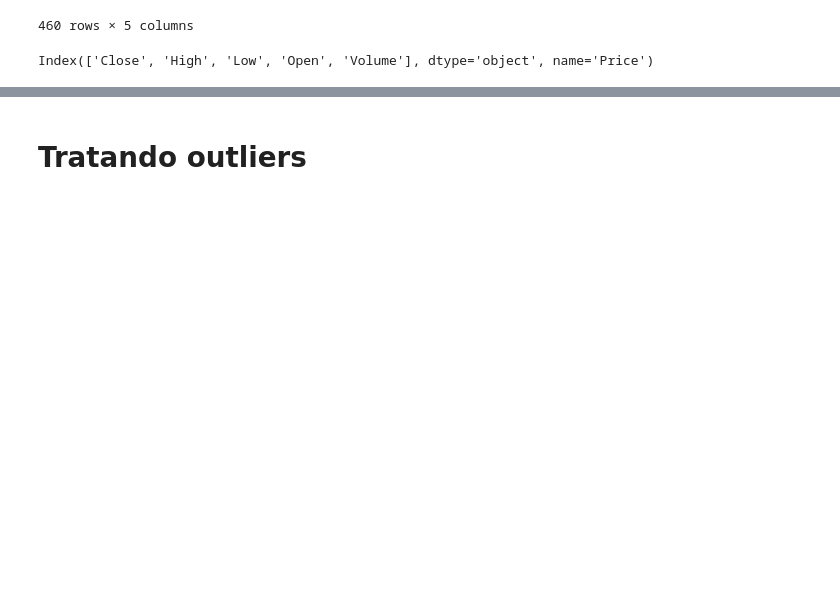
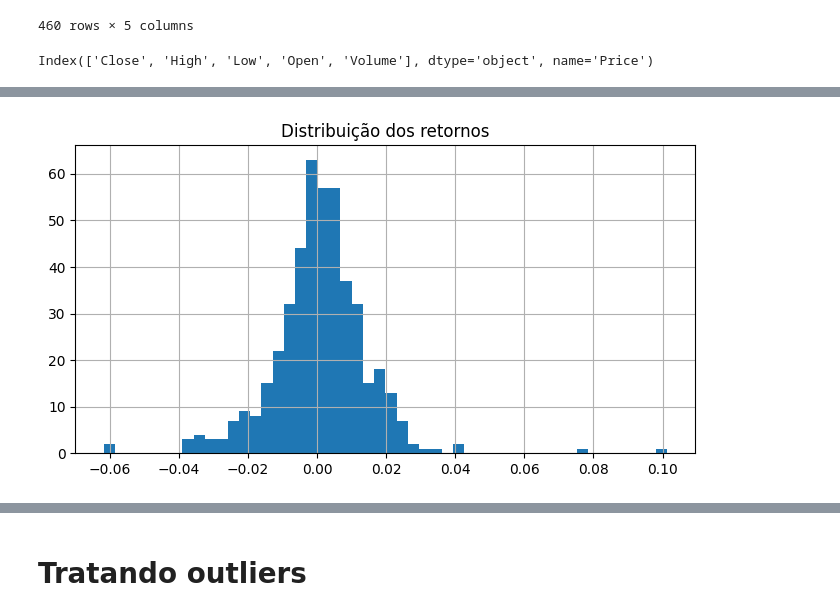
Before and after one commit to tiagoparibeiro/5mlet-tc4-lstm, a Jupyter notebook: notebooks/exploracao.ipynb, the cells around one changed output, grey strips where cells are left out. Drawn from its saved outputs; the diff is of its cells as text; code cells hidden in the pictures; blank space fills up the shorter version.

```diff
--- a/notebooks/exploracao.ipynb
+++ b/notebooks/exploracao.ipynb
@@ -95,0 +135,8 @@ Index(['Close', 'High', 'Low', 'Open', 'Volume'], dtype='object', name='Price')
+# %%
+returns = df['Close'].pct_change()
+returns.hist(bins=50, figsize=(8,4))
+plt.title("Distribuição dos retornos")
+plt.grid(True)
+plt.show()
+# %% [output]
+[figure, added]
```
Also changed, not shown: parts of 16 cells of this notebook, 1 other file.
